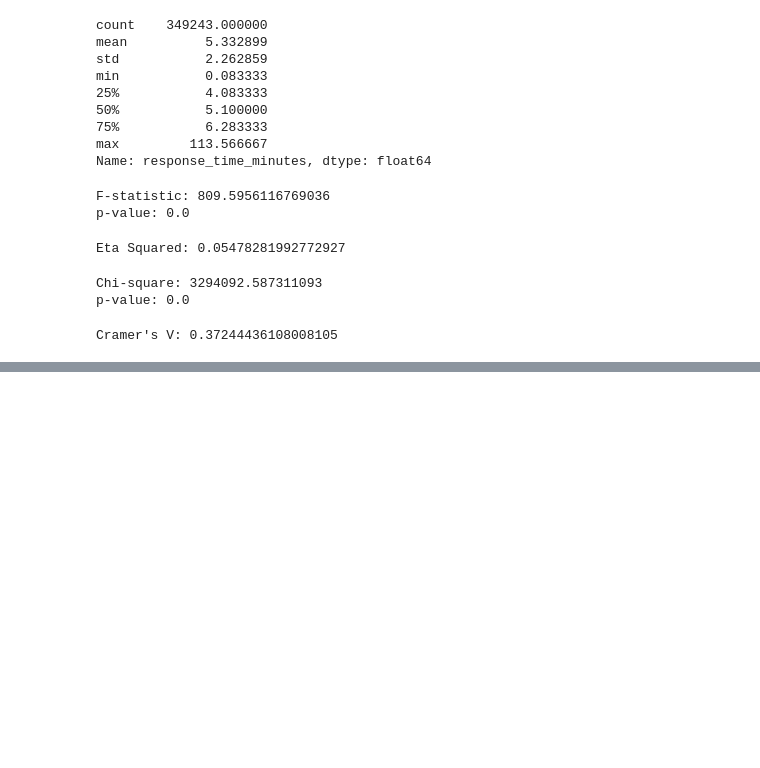
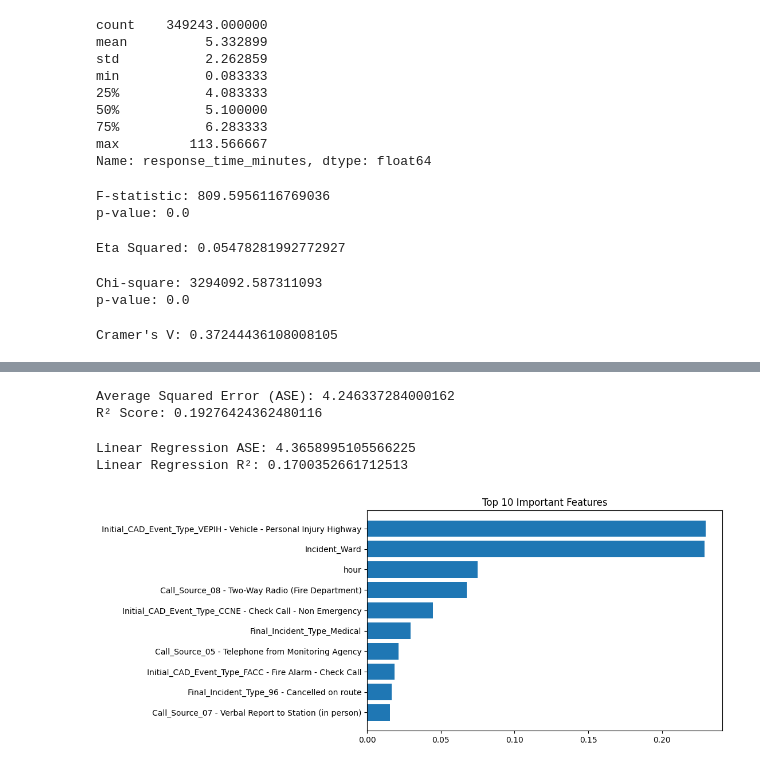
Before and after one commit to gdgarcian/urban-emergency-response, a Jupyter notebook: capstone.ipynb, the cells around one changed output, grey strips where cells are left out. Cells and saved outputs as stored; diff of their text form; code cells hidden in the pictures; blank space fills up the shorter version.

Commit message:
Complete Task #34 – Model evaluation using ASE and R² with baseline comparison

```diff
--- a/capstone.ipynb
+++ b/capstone.ipynb
@@ -478,0 +570,59 @@ Cramer's V: 0.37244436108008105
+# %%
+ase = mean_squared_error(y_test, y_pred)
+r2 = r2_score(y_test, y_pred)
+
+print("Average Squared Error (ASE):", ase)
+print("R² Score:", r2)
+# %% [output]
+Average Squared Error (ASE): 4.246337284000162
+R² Score: 0.19276424362480116
+# %%
+from sklearn.linear_model import LinearRegression
+
+# Train baseline model
+lr_model = LinearRegression()
+lr_model.fit(X_train, y_train)
+
+y_pred_lr = lr_model.predict(X_test)
+
+# Evaluate baseline
+ase_lr = mean_squared_error(y_test, y_pred_lr)
+r2_lr = r2_score(y_test, y_pred_lr)
+
+print("Linear Regression ASE:", ase_lr)
+print("Linear Regression R²:", r2_lr)
+# %% [output]
+Linear Regression ASE: 4.3658995105566225
+Linear Regression R²: 0.1700352661712513
+# %%
+from sklearn.ensemble import GradientBoostingRegressor
+
+# Train standard Gradient Boosting (smaller version for speed)
+gb_standard = GradientBoostingRegressor(
+    n_estimators=100,
+    max_depth=3,
+    random_state=42
+)
+
+gb_standard.fit(X_train, y_train)
+
+importances = gb_standard.feature_importances_
+
+feature_names = X.columns
+
+feature_importance_df = pd.DataFrame({
+    "Feature": feature_names,
+    "Importance": importances
+}).sort_values(by="Importance", ascending=False)
+
+feature_importance_df.head(10)
+# %%
+import matplotlib.pyplot as plt
+
+plt.figure(figsize=(8,5))
+plt.barh(feature_importance_df["Feature"][:10], feature_importance_df["Importance"][:10])
+plt.gca().invert_yaxis()
+plt.title("Top 10 Important Features")
+plt.show()
+# %% [output]
+[figure, added]
```
Also changed, not shown: parts of 13 cells of this notebook.
